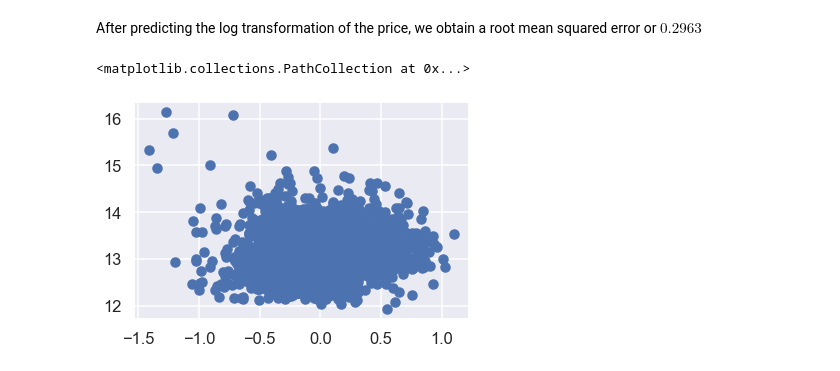
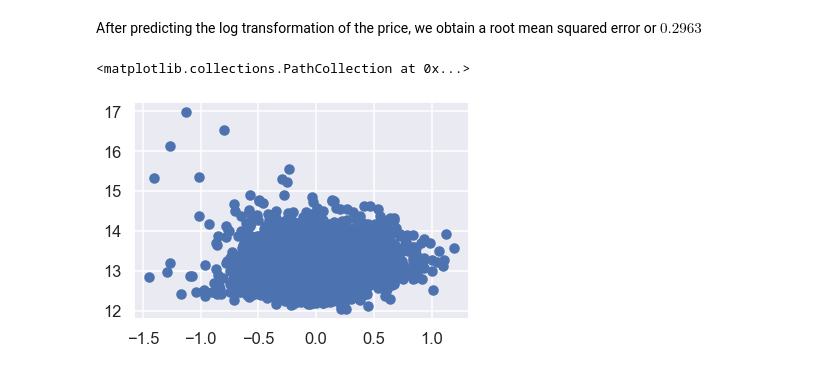
Before and after one commit to kasenteoh/Real-Estate-Prediction, a Jupyter notebook: COGS109-Final.ipynb, the cells around one changed output. Drawn from its saved outputs; the diff is of its cells as text; code cells hidden in the pictures.

```diff
--- a/COGS109-Final.ipynb
+++ b/COGS109-Final.ipynb
@@ -206,8 +206,8 @@ mean_squared_error(y_test, y_pred, squared = False)
 # %% [markdown]
 After predicting the log transformation of the price, we obtain a root mean squared error or $0.2963$
 # %%
-residuals = y_test - y_pred
+residuals = np.array(y_test['price_log']) - y_pred.flatten()
 plt.scatter(residuals, y_pred)
 # %% [output]
 <matplotlib.collections.PathCollection at 0x...>
-[figure, old version]
+[figure, new version]
```
Also changed, not shown: parts of 9 cells of this notebook.
